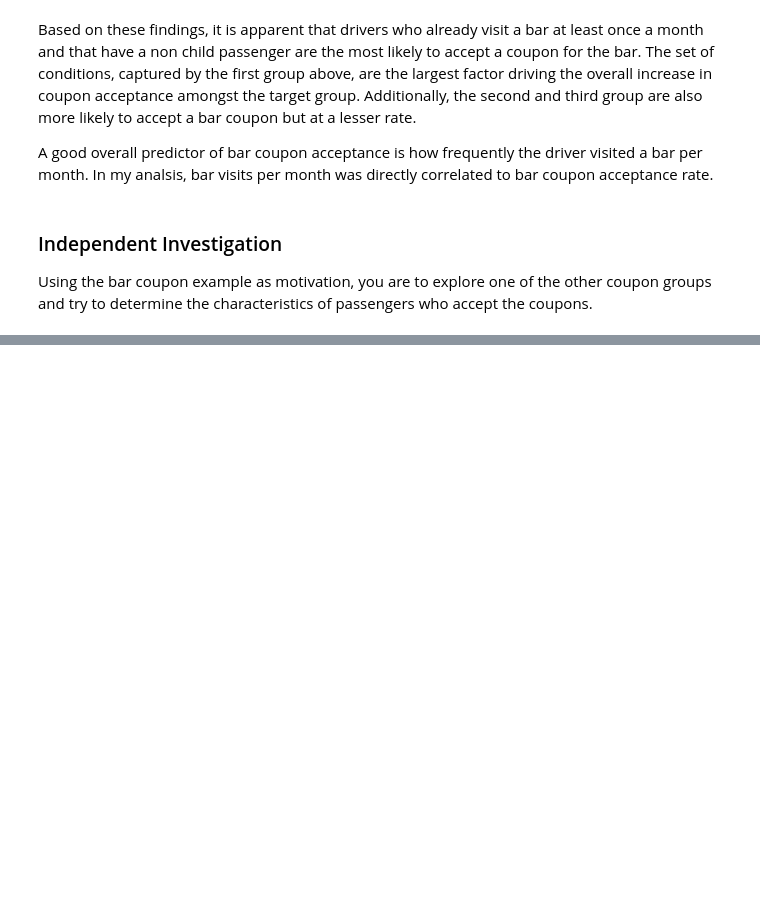
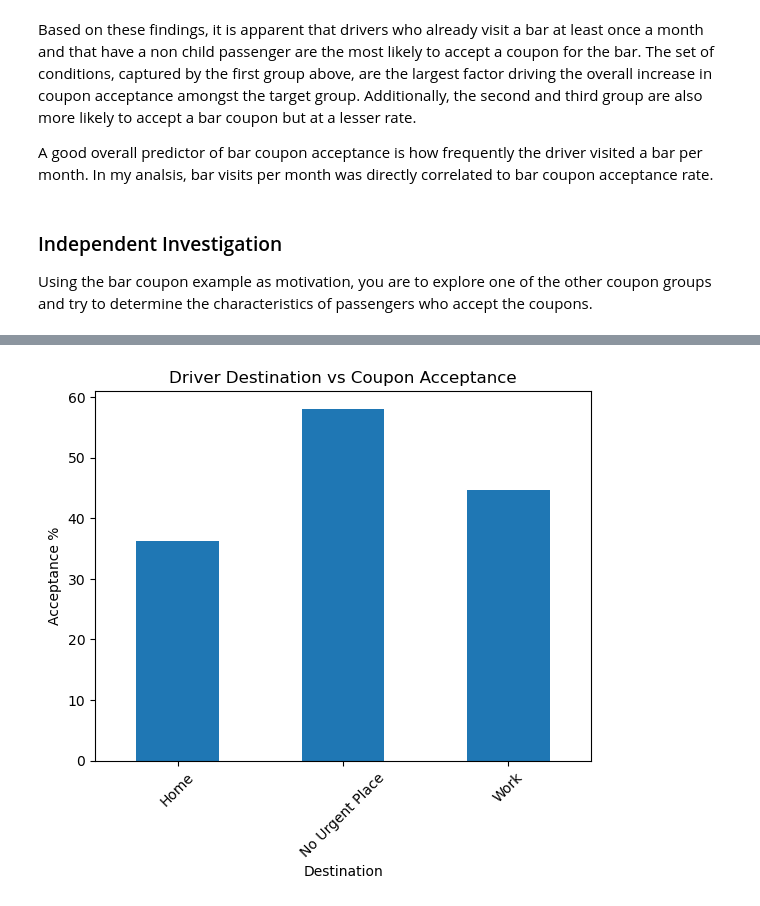
Before and after one commit to dro0o/berkeley-data-analysis, a Jupyter notebook: analysis.ipynb, the cells around one changed output, grey strips where cells are left out. Saved outputs shown, nothing was run; the diff lists cells and outputs as text; code cells hidden in the pictures; blank space fills up the shorter version.

```diff
--- a/analysis.ipynb
+++ b/analysis.ipynb
@@ -273,0 +290,9 @@ Using the bar coupon example as motivation, you are to explore one of the other
+# %%
+coffee_data.groupby('destination')['Y'].mean().mul(100).plot(kind='bar', rot=45)
+plt.title('Driver Destination vs Coupon Acceptance')
+plt.ylabel('Acceptance %')
+plt.xlabel('Destination')
+plt.savefig('images/destination_vs_coffee_coupon_acceptance.png', bbox_inches='tight')
+plt.show()
+# %% [output]
+[figure, added]
```
Also changed, not shown: parts of 12 cells of this notebook, 11 other files.
